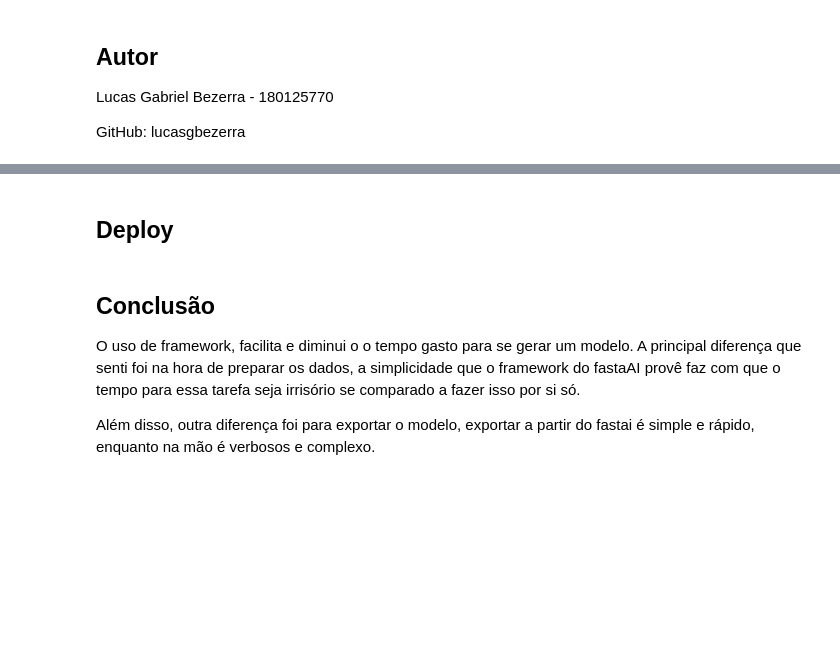
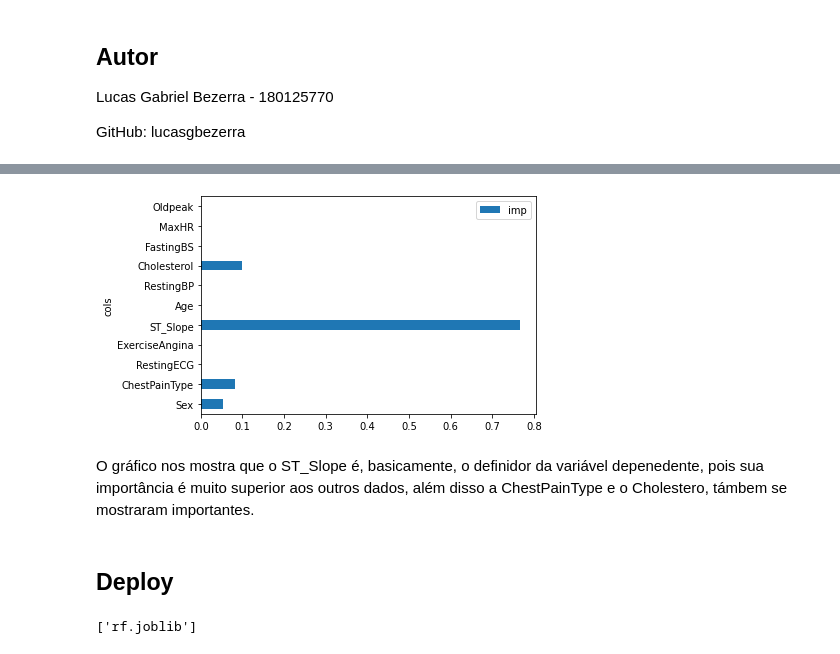
Before and after one commit to fabraz/fastaiOnCampus, a Jupyter notebook: nbs/180125770_lucasgbezerra_Lucas Gabriel Bezerra.ipynb, the cells around one changed output, grey strips where cells are left out. Drawn from its saved outputs; the diff is of its cells as text; code cells hidden in the pictures; blank space fills up the shorter version.

Commit message:
Add: Atividade 6, random florest

```diff
--- a/nbs/180125770_lucasgbezerra_Lucas Gabriel Bezerra.ipynb
+++ b/nbs/180125770_lucasgbezerra_Lucas Gabriel Bezerra.ipynb
@@ -566,0 +233,8 @@ labels, preds
+# %%
+from numpy import random
+from sklearn.model_selection import train_test_split
+
+random.seed(42)
+trn_df,val_df = train_test_split(df, test_size=0.2)
+trn_df[cats] = trn_df[cats].apply(lambda x: x.cat.codes)
+val_df[cats] = val_df[cats].apply(lambda x: x.cat.codes)
@@ -566,0 +247,7 @@ labels, preds
+# %%
+def indep2dep(df):
+    indep = df[cats+conts].copy()
+    return indep,df[dependent] if dependent in df else None
+
+trn_indep,trn_dep = indep2dep(trn_df)
+val_indep,val_dep = indep2dep(val_df)
@@ -566,0 +263,4 @@ labels, preds
+# %%
+from sklearn.tree import DecisionTreeClassifier, export_graphviz
+
+decisionTree = DecisionTreeClassifier(max_leaf_nodes=5).fit(trn_indep, trn_dep);
@@ -566,0 +353,6 @@ labels, preds
+# %%
+from sklearn.ensemble import RandomForestClassifier
+
+rf = RandomForestClassifier(100, min_samples_leaf=5)
+rf.fit(trn_indep, trn_dep);
+mean_absolute_error(val_dep, rf.predict(val_indep))
@@ -567,2 +367,8 @@ labels, preds
+# %%
+pd.DataFrame(dict(cols=trn_indep.columns, imp=decisionTree.feature_importances_)).plot('cols', 'imp', 'barh');
+# %% [output]
+[figure, added]
+# %% [markdown]
+O gráfico nos mostra que o ST_Slope é, basicamente, o definidor da variável depenedente, pois sua importância é muito superior aos outros dados, além disso a ChestPainType e o Cholestero, támbem se mostraram importantes.
 # %% [markdown]
 ## Deploy
@@ -571,7 +375,6 @@ learn.export('learn_model.pkl')
-# %% [markdown]
-## Conclusão
-
-O uso de framework, facilita e diminui o o tempo gasto para se gerar um modelo.
-A principal diferença que senti foi na hora de preparar os dados, a simplicidade que o framework do fastaAI provê faz com que o tempo para essa tarefa seja irrisório se comparado a fazer isso por si só.
-
-Além disso, outra diferença foi para exportar o modelo, exportar a partir do fastai é simple e rápido, enquanto na mão é verbosos e complexo.
+# %%
+from joblib import dump
+
+dump(florest, 'randomFlorest.joblib')
+# %% [output]
+['rf.joblib']
```
Also changed, not shown: parts of 131 cells of this notebook.
